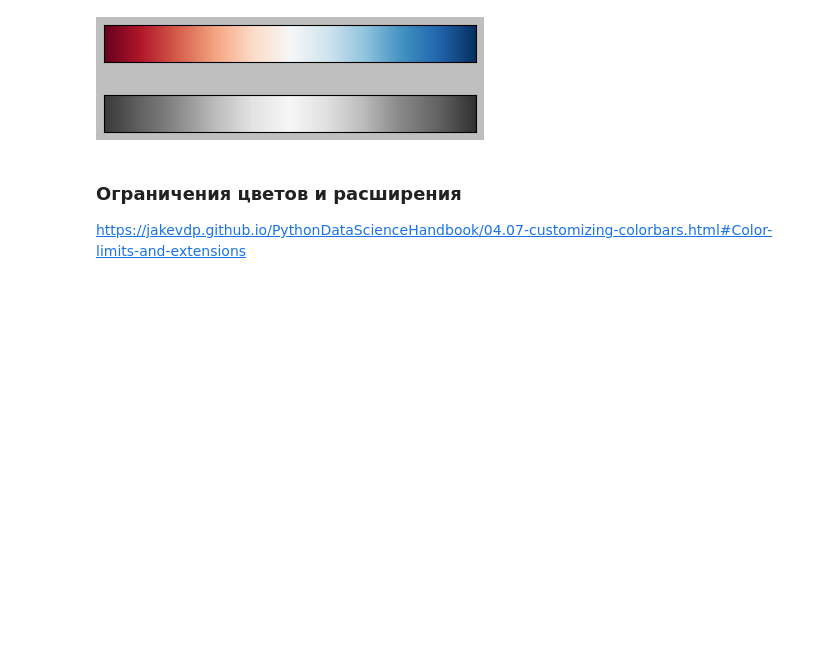
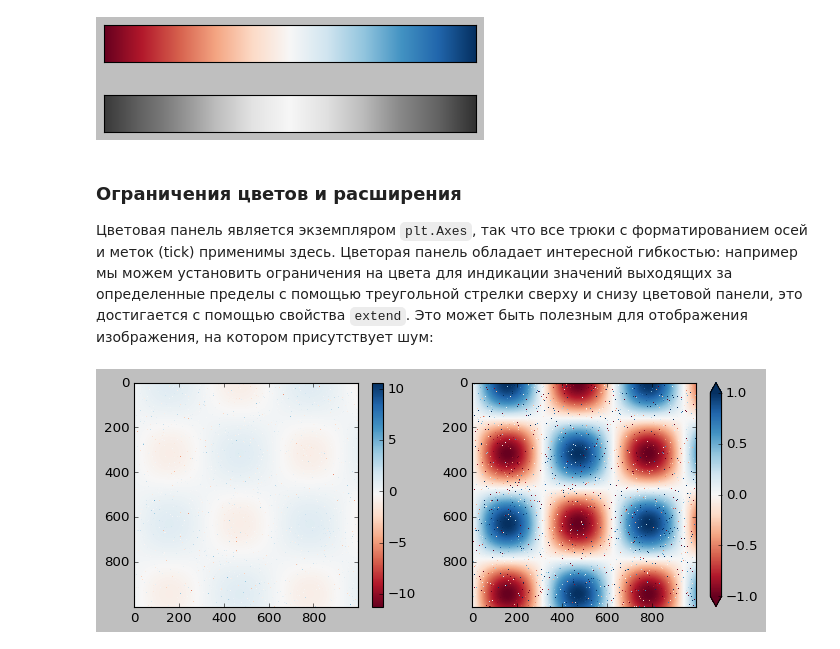
Before and after one commit to proway2/PythonDataScienceHandbook, a Jupyter notebook: 4.07-Customizing-Colorbars.ipynb, the cells around one changed output. Cells and saved outputs as stored; diff of their text form; code cells hidden in the pictures; blank space fills up the shorter version.

```diff
--- a/4.07-Customizing-Colorbars.ipynb
+++ b/4.07-Customizing-Colorbars.ipynb
@@ -76,4 +76,21 @@ view_colormap('RdBu')
 # %% [markdown]
 ### Ограничения цветов и расширения
 
-https://jakevdp.github.io/PythonDataScienceHandbook/04.07-customizing-colorbars.html#Color-limits-and-extensions
+Цветовая панель является экземпляром `plt.Axes`, так что все трюки с форматированием осей и меток (tick) применимы здесь. Цветорая панель обладает интересной гибкостью: например мы можем установить ограничения на цвета для индикации значений выходящих за определенные пределы с помощью треугольной стрелки сверху и снизу цветовой панели, это достигается с помощью свойства `extend`. Это может быть полезным для отображения изображения, на котором присутствует шум:
+# %%
+# make noise in 1% of the image pixels
+speckles = (np.random.random(I.shape) < 0.01)
+I[speckles] = np.random.normal(0, 3, np.count_nonzero(speckles))
+
+plt.figure(figsize=(10, 3.5))
+
+plt.subplot(1, 2, 1)
+plt.imshow(I, cmap='RdBu')
+plt.colorbar()
+
+plt.subplot(1, 2, 2)
+plt.imshow(I, cmap='RdBu')
+plt.colorbar(extend='both')
+plt.clim(-1, 1);
+# %% [output]
+[figure, added]
```
Also changed, not shown: parts of 10 cells of this notebook, 1 other file.
